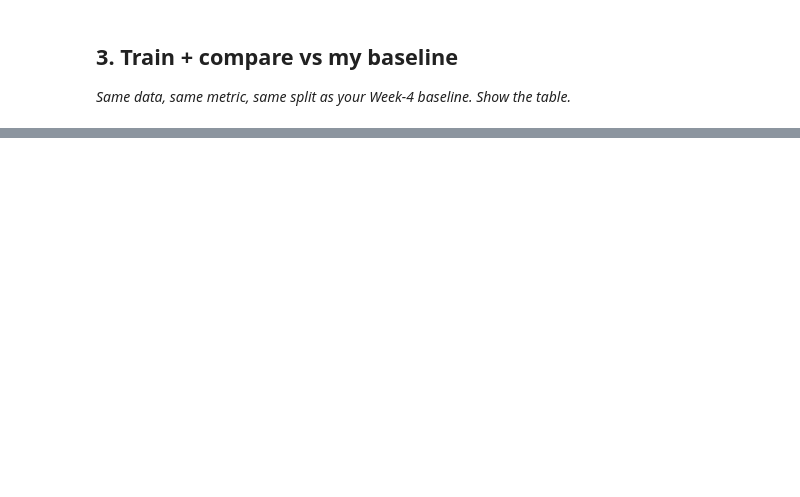
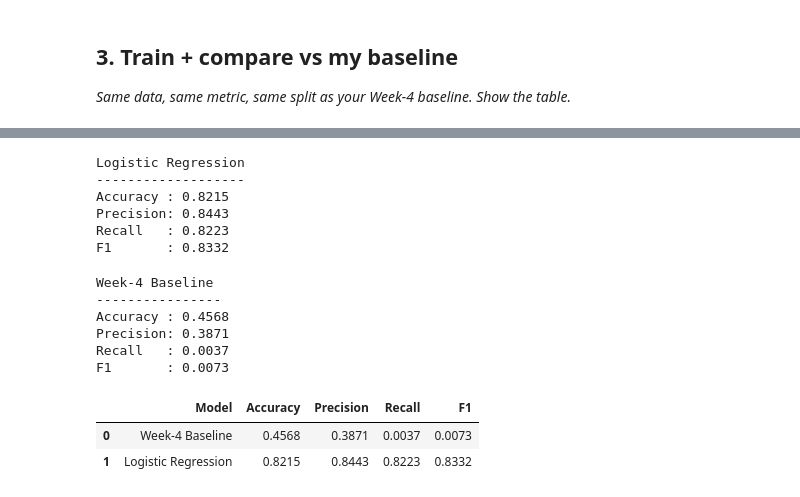
Before and after one commit to kavanaaykavna/1stmlassignment, a Jupyter notebook: work/notebooks/w05_model.ipynb, the cells around one changed output, grey strips where cells are left out. Drawn from its saved outputs; the diff is of its cells as text; code cells hidden in the pictures; blank space fills up the shorter version.

```diff
--- a/work/notebooks/w05_model.ipynb
+++ b/work/notebooks/w05_model.ipynb
@@ -20,0 +199,72 @@ This skeleton is yours to fill. Work the sections **in order** — each one has
+# %%
+model_accuracy = accuracy_score(y_test, model_pred)
+model_precision = precision_score(y_test, model_pred)
+model_recall = recall_score(y_test, model_pred)
+model_f1 = f1_score(y_test, model_pred)
+
+print("Logistic Regression")
+print("-------------------")
+print("Accuracy :", round(model_accuracy, 4))
+print("Precision:", round(model_precision, 4))
+print("Recall   :", round(model_recall, 4))
+print("F1       :", round(model_f1, 4))
+# %% [output]
+Logistic Regression
+-------------------
+Accuracy : 0.8215
+Precision: 0.8443
+Recall   : 0.8223
+F1       : 0.8332
+# %%
+baseline_pred = (
+    (df.loc[X_test.index, "days_since_last_update"] > 180) &
+    (df.loc[X_test.index, "ctr"] < 0.03)
+).astype(int)
+# %%
+baseline_accuracy = accuracy_score(y_test, baseline_pred)
+baseline_precision = precision_score(y_test, baseline_pred, zero_division=0)
+baseline_recall = recall_score(y_test, baseline_pred, zero_division=0)
+baseline_f1 = f1_score(y_test, baseline_pred, zero_division=0)
+
+print("Week-4 Baseline")
+print("----------------")
+print("Accuracy :", round(baseline_accuracy, 4))
+print("Precision:", round(baseline_precision, 4))
+print("Recall   :", round(baseline_recall, 4))
+print("F1       :", round(baseline_f1, 4))
+# %% [output]
+Week-4 Baseline
+----------------
+Accuracy : 0.4568
+Precision: 0.3871
+Recall   : 0.0037
+F1       : 0.0073
+# %%
+comparison = pd.DataFrame({
+    "Model": [
+        "Week-4 Baseline",
+        "Logistic Regression"
+    ],
+    "Accuracy": [
+        baseline_accuracy,
+        model_accuracy
+    ],
+    "Precision": [
+        baseline_precision,
+        model_precision
+    ],
+    "Recall": [
+        baseline_recall,
+        model_recall
+    ],
+    "F1": [
+        baseline_f1,
+        model_f1
+    ]
+})
+
+comparison.round(4)
+# %% [output]
+|  | Model | Accuracy | Precision | Recall | F1 |
+| 0 | Week-4 Baseline | 0.4568 | 0.3871 | 0.0037 | 0.0073 |
+| 1 | Logistic Regression | 0.8215 | 0.8443 | 0.8223 | 0.8332 |
```
Also changed, not shown: parts of 26 cells of this notebook.
